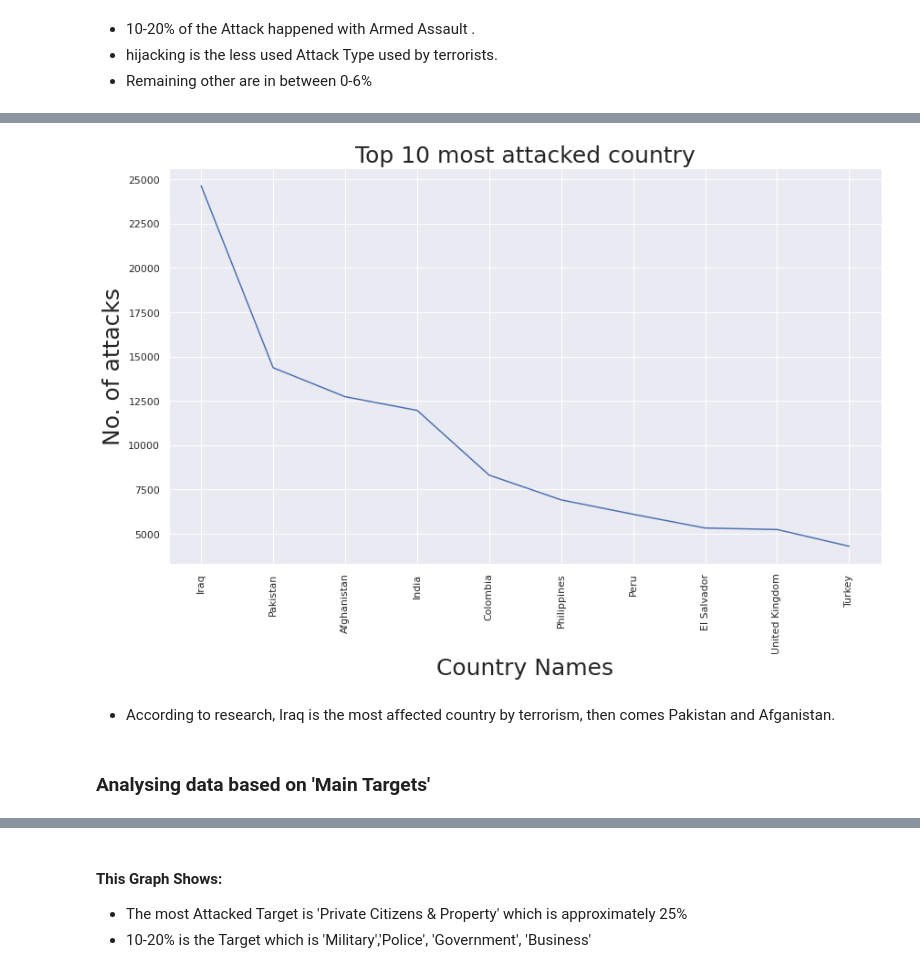
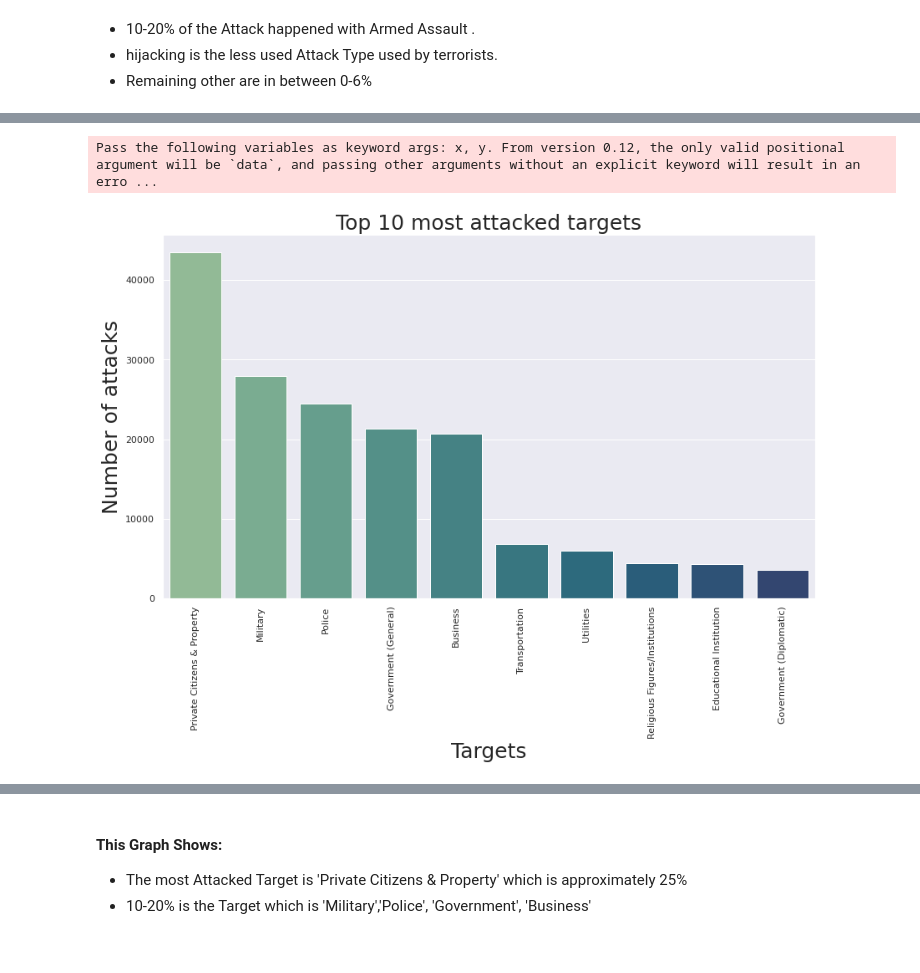
Before and after one commit to msatyajit7045/EDA-on-Global-Terrorim, a Jupyter notebook: EDA_on_Global_Terrorism.ipynb, the cells around one changed output, grey strips where cells are left out. Drawn from its saved outputs; the diff is of its cells as text; code cells hidden in the pictures.

```diff
--- a/EDA_on_Global_Terrorism.ipynb
+++ b/EDA_on_Global_Terrorism.ipynb
@@ -378,0 +292,5 @@ Name: Country, Length: 205, dtype: float64
+# %%
+##Eliminating unknown Main_Target and printing top 10 Main_Target
+known_attacked_target = global_terrorism[global_terrorism['Main_Target'] !='Unknown']
+top_attacked_targets = known_attacked_target['Main_Target'].value_counts()[:10]
+top_attacked_targets
@@ -379,23 +309,11 @@ Name: Country, Length: 205, dtype: float64
 # %%
-#pie, ax = plt.subplots(figsize=[15,7])
-#labels = global_terrorism.keys()
-#plt.pie(x=eff_country, autopct="%.1f%%",labels= eff_country.keys(), pctdistance=0.7)
-#plt.title("effected countries by terrorism", fontsize=25);
-#pie.savefig("country attacked PieChart.png")
-
-
 plt.figure(figsize = (14,8))
-#sns.barplot(eff_country.index, eff_country.values,
-           # palette='mako')
-plt.plot(eff_country.index, eff_country.values)
-plt.title('Top 10 most attacked country',fontsize=25)
-plt.xlabel('Country Names',fontsize=25)
-plt.ylabel('No. of attacks',fontsize=25)
+sns.barplot(top_attacked_targets.index, top_attacked_targets.values, palette='crest')
+plt.title('Top 10 most attacked targets',fontsize=25)
+plt.xlabel('Targets',fontsize=25)
+plt.ylabel('Number of attacks',fontsize=25)
 plt.xticks(rotation=90)
 plt.show()
 # %% [output]
+Pass the following variables as keyword args: x, y. From version 0.12, the only valid positional argument will be `data`, and passing other arguments without an explicit keyword will result in an erro ...
-[figure, old version]
+[figure, new version]
-# %% [markdown]
-* According to research, Iraq is the most affected country by terrorism, then comes Pakistan and Afganistan.
-# %% [markdown]
-### Analysing data based on 'Main Targets'
```
Also changed, not shown: parts of 60 cells of this notebook.
